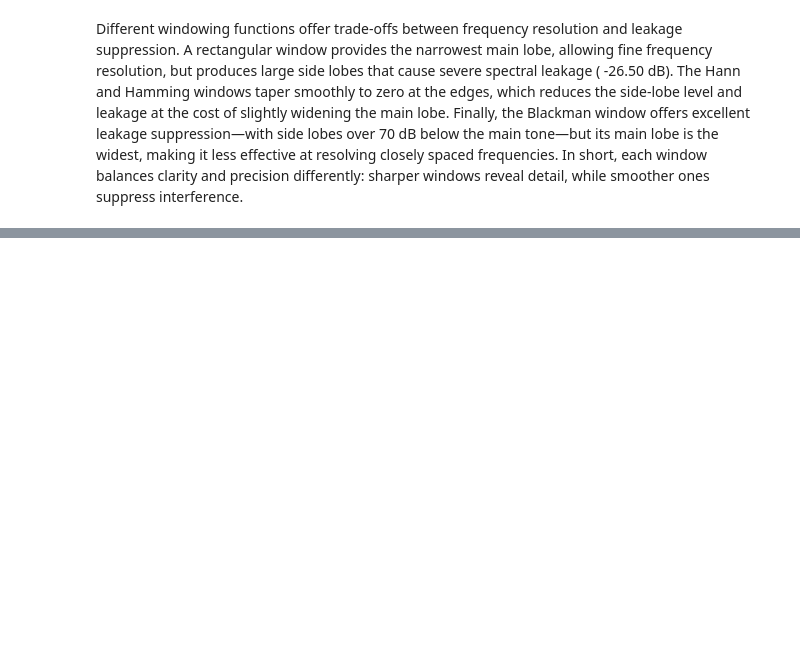
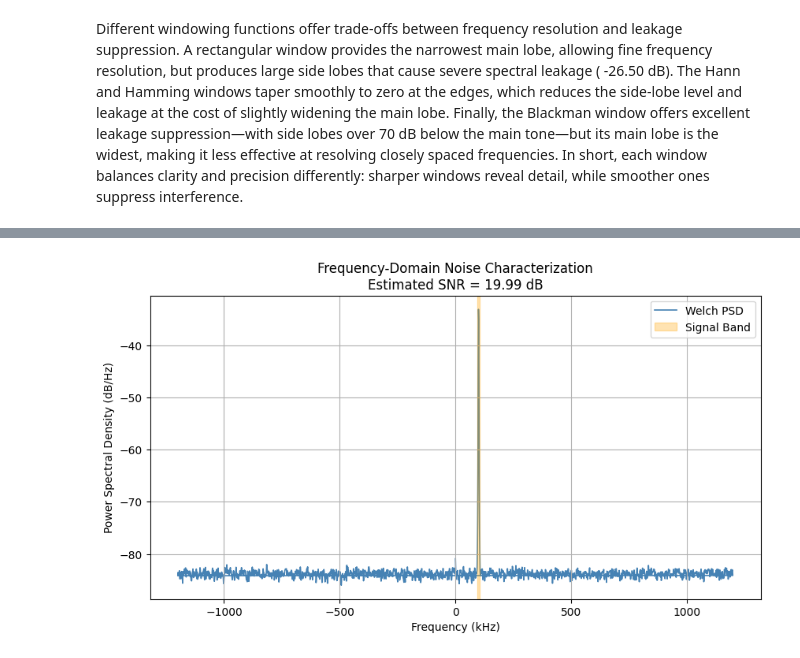
Before and after one commit to RaymondWalker/sdr_dsp_labs, a Jupyter notebook: notebooks/SDR_DSP_notebook.ipynb, the cells around one changed output, grey strips where cells are left out. Saved outputs shown, nothing was run; the diff lists cells and outputs as text; code cells hidden in the pictures; blank space fills up the shorter version.

```diff
--- a/notebooks/SDR_DSP_notebook.ipynb
+++ b/notebooks/SDR_DSP_notebook.ipynb
@@ -985,0 +1231,65 @@ In short, each window balances clarity and precision differently: sharper window
+# %%
+import numpy as np
+import matplotlib.pyplot as plt
+from scipy.signal import welch
+
+
+
+#-------------------------
+#Params
+#-------------------------
+fs     = 2.4e6
+f_tone = 100e3
+N      = 65536
+t      = np.arange(N) / fs
+
+
+
+#-------------------------
+#Signal + Noise Generation
+#-------------------------
+rng = np.random.default_rng(0)
+noise_power = 0.01
+signal = np.exp(2j * np.pi * f_tone * t)
+rx_signal = signal + np.sqrt(noise_power / 2) * (rng.standard_normal(N) + 1j*rng.standard_normal(N))
+
+
+#-------------------------
+#Welch PSD
+#-------------------------
+f_psd, Pxx = welch(rx_signal, fs = fs, window = 'hann', nperseg = 2048, noverlap = 1024, scaling = 'density')
+Pxx_db = 10* np.log10(Pxx + 1e-20)
+
+
+#-----------------------------------
+#Estimate Signal Band + Noise Floor (See theory)
+#-----------------------------------
+#define + / - 5 kHz around tone as "signal band"
+band_mask = (f_psd > f_tone - 5e3) & (f_psd < f_tone + 5e3)
+noise_mask = ~band_mask
+
+P_sig = np.sum(Pxx[band_mask])
+P_noise = np.sum(Pxx[noise_mask])
+SNR_est_db = 10*np.log10(P_sig/P_noise + 1e-20)
+
+#-------------------------
+#Plot
+#-------------------------
+plt.figure(figsize=(10,5))
+
+
+plt.plot(f_psd/1e3, Pxx_db, color='steelblue', lw=1.2,
+         label="Welch PSD", zorder=1)
+
+
+plt.axvspan((f_tone-5e3)/1e3, (f_tone+5e3)/1e3,
+            color='orange', alpha=0.3, label='Signal Band', zorder=2)
+
+plt.title(f"Frequency-Domain Noise Characterization\nEstimated SNR = {SNR_est_db:.2f} dB")
+plt.xlabel("Frequency (kHz)")
+plt.ylabel("Power Spectral Density (dB/Hz)")
+plt.grid(True, zorder=0)
+plt.legend()
+plt.show()
+# %% [output]
+[figure, added]
```
Also changed, not shown: parts of 12 cells of this notebook.
